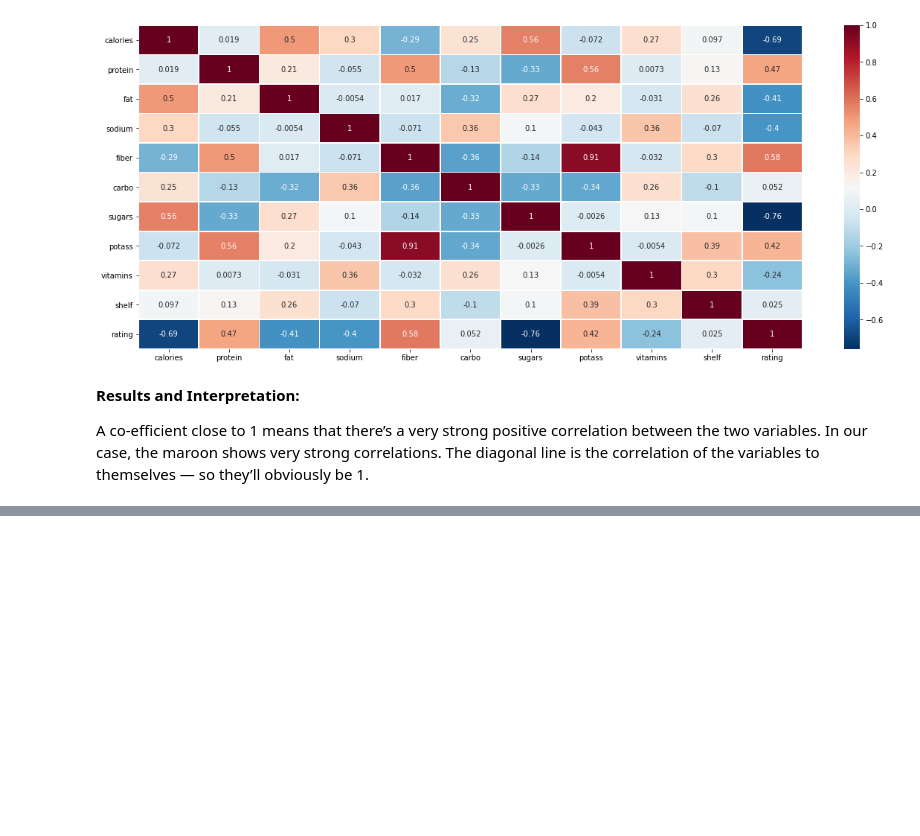
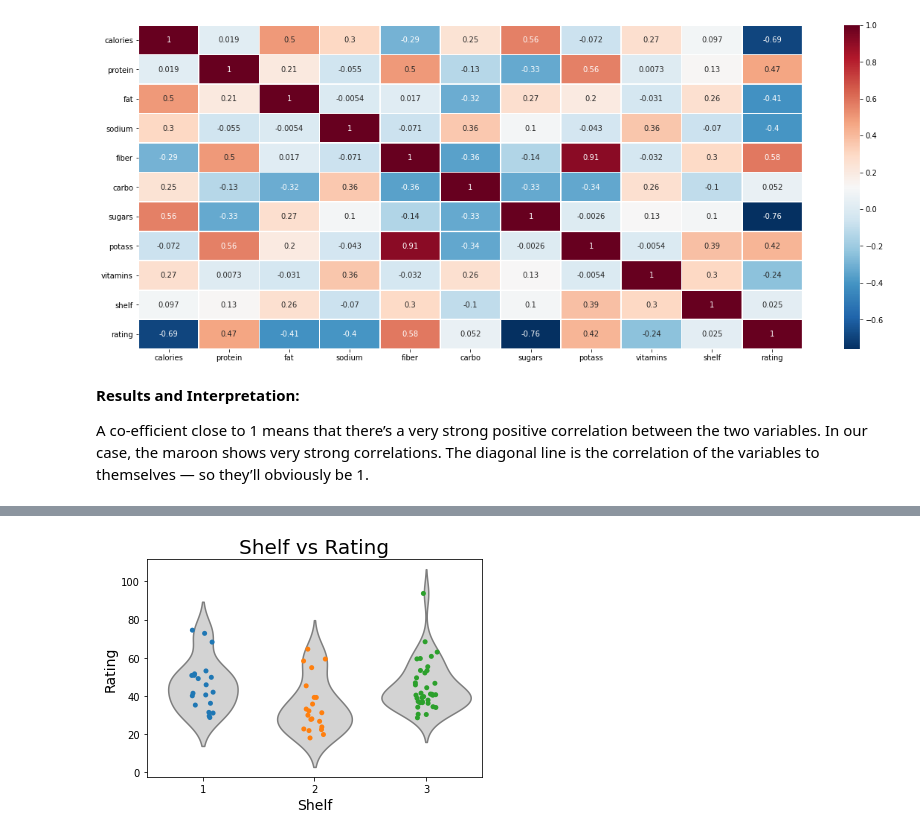
Before and after one commit to zaedulislam/Machine_Learning_Projects, a Jupyter notebook: Cereal/Cereal.ipynb, the cells around one changed output, grey strips where cells are left out. Cells and saved outputs as stored; diff of their text form; code cells hidden in the pictures; blank space fills up the shorter version.

```diff
--- a/Cereal/Cereal.ipynb
+++ b/Cereal/Cereal.ipynb
@@ -143,0 +183,13 @@ A co-efficient close to 1 means that there’s a very strong positive correlatio
+# %%
+# Plot 'shelf' & 'ratings' data in x-axis and y-axis respectively
+sns.violinplot(x = dataset['shelf'], y = dataset['rating'], data = dataset, inner = None, color = 'lightgray')
+sns.stripplot(x = dataset['shelf'], y = dataset['rating'], data = dataset, size = 5, jitter = True)
+
+plt.xlabel('Shelf', fontsize = 14)
+plt.ylabel('Rating', fontsize = 14)
+plt.title('Shelf vs Rating')
+plt.rcParams['axes.titlesize'] = 20
+
+plt.show()
+# %% [output]
+[figure, added]
```
Also changed, not shown: parts of 7 cells of this notebook.
